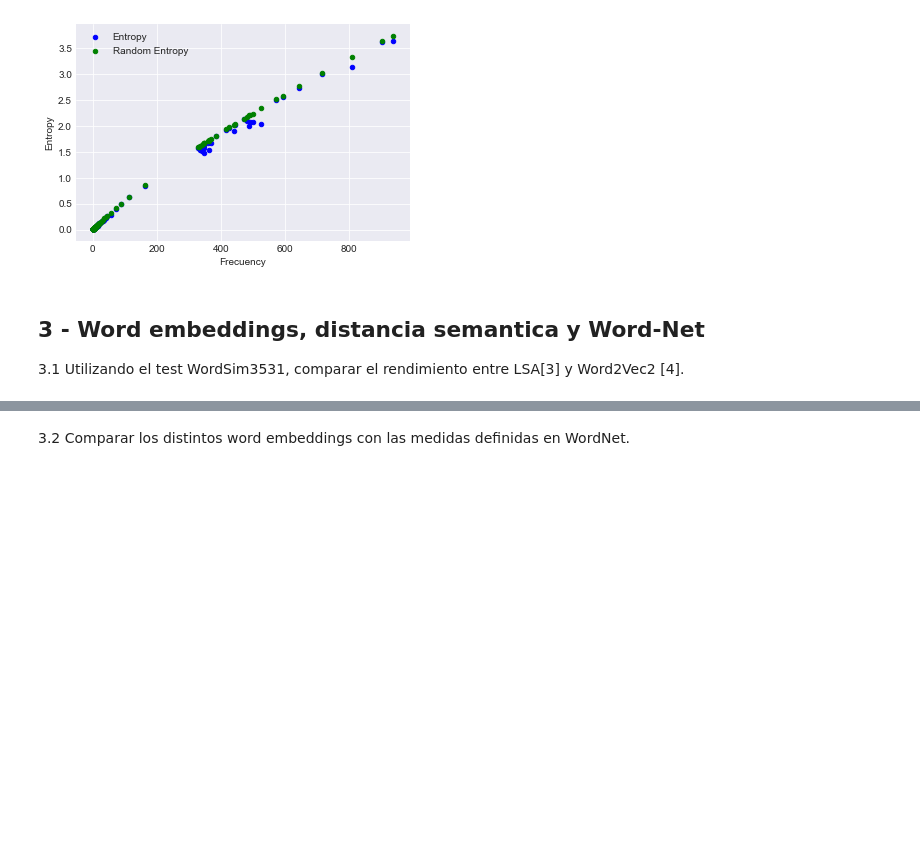
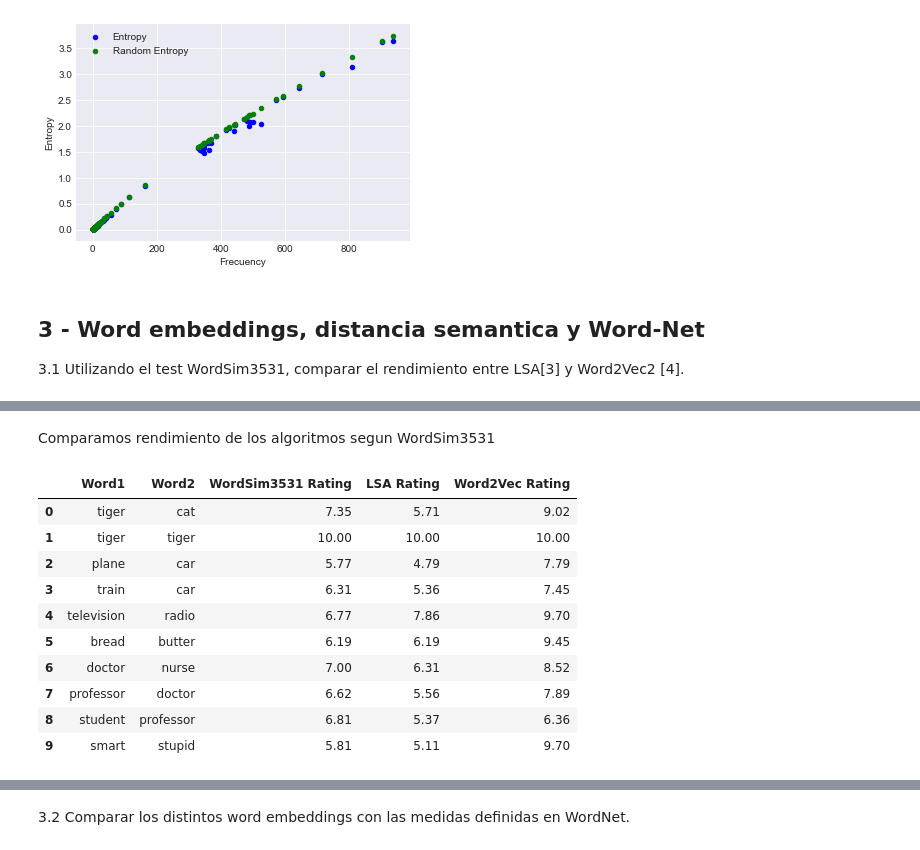
Before and after one commit to lucasputer/CienciaDeDatos, a Jupyter notebook: tp6/TP6.ipynb, the cells around one changed output, grey strips where cells are left out. Cells and saved outputs as stored; diff of their text form; code cells hidden in the pictures; blank space fills up the shorter version.

```diff
--- a/tp6/TP6.ipynb
+++ b/tp6/TP6.ipynb
@@ -327,0 +369,2 @@ plt.show()
+# %% [markdown]
+Comparamos rendimiento de los algoritmos segun WordSim3531
@@ -327,0 +380,15 @@ plt.show()
+# %%
+results_df = pd.DataFrame(results, columns=["Word1","Word2","WordSim3531 Rating","LSA Rating","Word2Vec Rating"])
+results_df[:10]
+# %% [output]
+|  | Word1 | Word2 | WordSim3531 Rating | LSA Rating | Word2Vec Rating |
+| 0 | tiger | cat | 7.35 | 5.71 | 9.02 |
+| 1 | tiger | tiger | 10.00 | 10.00 | 10.00 |
+| 2 | plane | car | 5.77 | 4.79 | 7.79 |
+| 3 | train | car | 6.31 | 5.36 | 7.45 |
+| 4 | television | radio | 6.77 | 7.86 | 9.70 |
+| 5 | bread | butter | 6.19 | 6.19 | 9.45 |
+| 6 | doctor | nurse | 7.00 | 6.31 | 8.52 |
+| 7 | professor | doctor | 6.62 | 5.56 | 7.89 |
+| 8 | student | professor | 6.81 | 5.37 | 6.36 |
+| 9 | smart | stupid | 5.81 | 5.11 | 9.70 |
```
Also changed, not shown: parts of 21 cells of this notebook, 5 other files.
